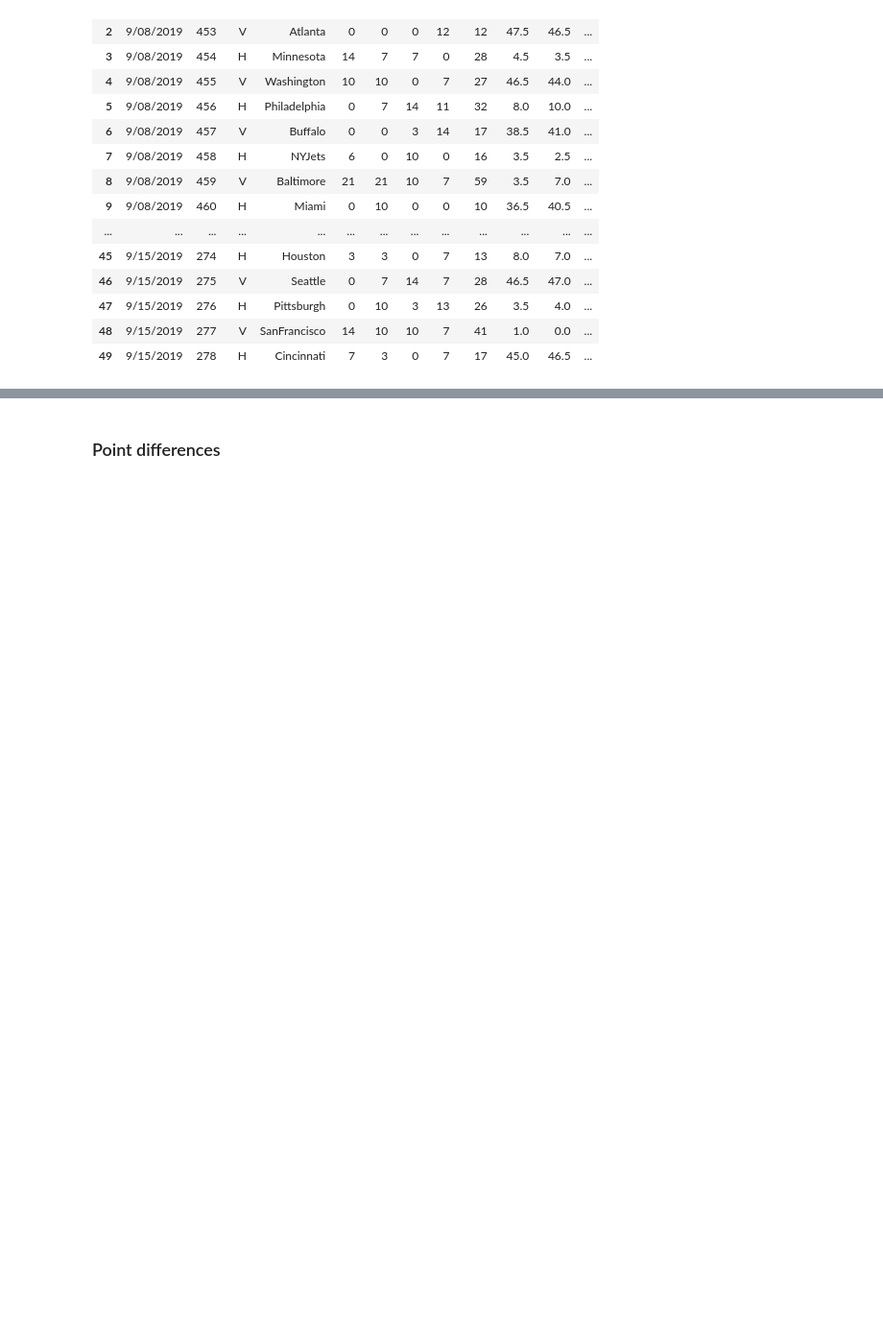
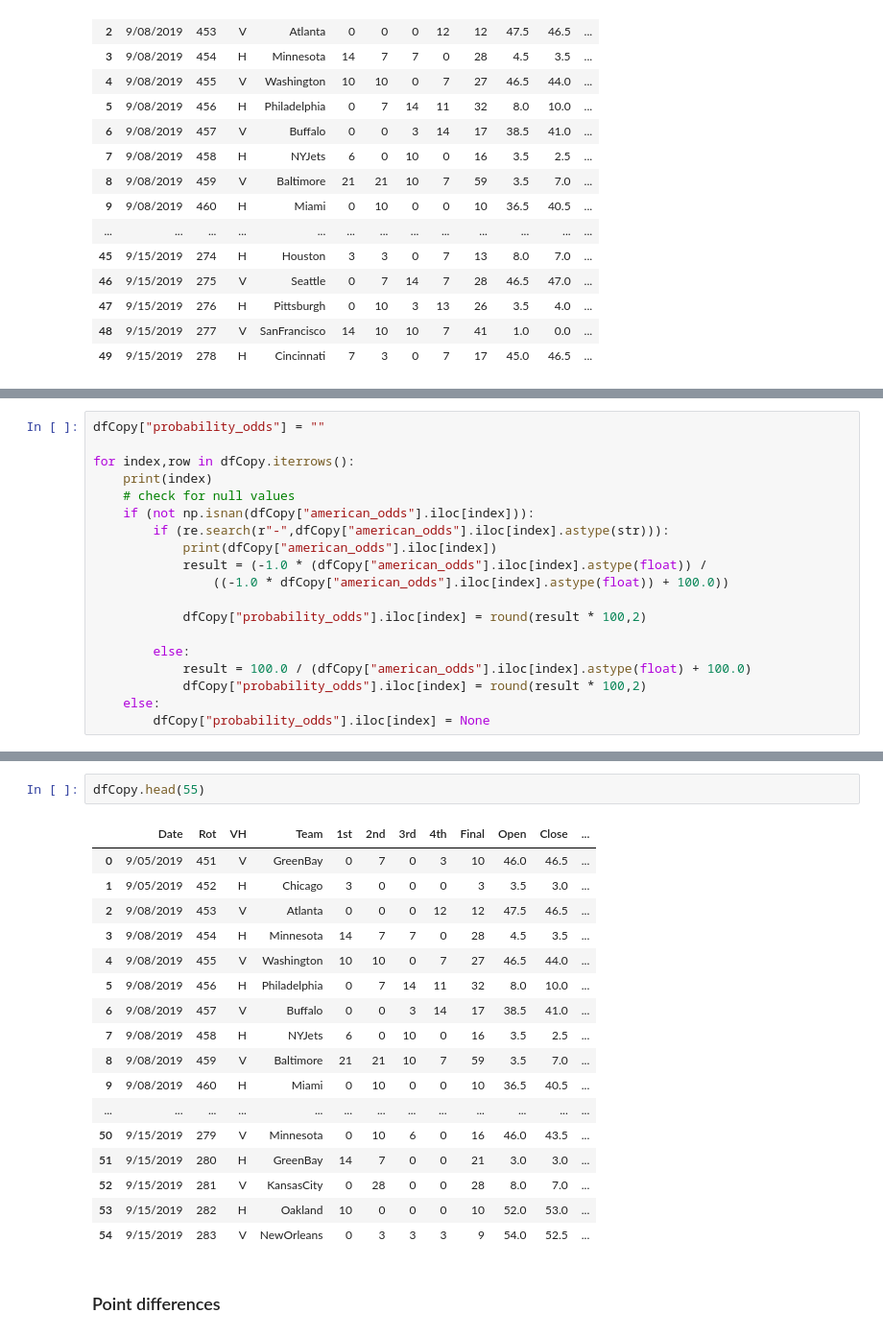
Before and after one commit to tamle7422/data_analysis, a Jupyter notebook: nfl.ipynb, the cells around one changed output, grey strips where cells are left out. Shown at 96% size. Cells and saved outputs as stored; diff of their text form; blank space fills up the shorter version.

Commit message:
Add probability

```diff
--- a/nfl.ipynb
+++ b/nfl.ipynb
@@ -453,0 +447,19 @@ dfCopy.head(50)
+# %%
+dfCopy["probability_odds"] = ""
+
+for index,row in dfCopy.iterrows():
+    print(index)
+    # check for null values
+    if (not np.isnan(dfCopy["american_odds"].iloc[index])):
+        if (re.search(r"-",dfCopy["american_odds"].iloc[index].astype(str))):
+            print(dfCopy["american_odds"].iloc[index])
+            result = (-1.0 * (dfCopy["american_odds"].iloc[index].astype(float)) /
+                ((-1.0 * dfCopy["american_odds"].iloc[index].astype(float)) + 100.0))
+
+            dfCopy["probability_odds"].iloc[index] = round(result * 100,2)
+
+        else:
+            result = 100.0 / (dfCopy["american_odds"].iloc[index].astype(float) + 100.0)
+            dfCopy["probability_odds"].iloc[index] = round(result * 100,2)
+    else:
+        dfCopy["probability_odds"].iloc[index] = None
@@ -454,3 +484,23 @@ dfCopy.head(50)
+# %%
+dfCopy.head(55)
+# %% [output]
+|  | Date | Rot | VH | Team | 1st | 2nd | 3rd | 4th | Final | Open | Close | ... |
+| 0 | 9/05/2019 | 451 | V | GreenBay | 0 | 7 | 0 | 3 | 10 | 46.0 | 46.5 | ... |
+| 1 | 9/05/2019 | 452 | H | Chicago | 3 | 0 | 0 | 0 | 3 | 3.5 | 3.0 | ... |
+| 2 | 9/08/2019 | 453 | V | Atlanta | 0 | 0 | 0 | 12 | 12 | 47.5 | 46.5 | ... |
+| 3 | 9/08/2019 | 454 | H | Minnesota | 14 | 7 | 7 | 0 | 28 | 4.5 | 3.5 | ... |
+| 4 | 9/08/2019 | 455 | V | Washington | 10 | 10 | 0 | 7 | 27 | 46.5 | 44.0 | ... |
+| 5 | 9/08/2019 | 456 | H | Philadelphia | 0 | 7 | 14 | 11 | 32 | 8.0 | 10.0 | ... |
+| 6 | 9/08/2019 | 457 | V | Buffalo | 0 | 0 | 3 | 14 | 17 | 38.5 | 41.0 | ... |
+| 7 | 9/08/2019 | 458 | H | NYJets | 6 | 0 | 10 | 0 | 16 | 3.5 | 2.5 | ... |
+| 8 | 9/08/2019 | 459 | V | Baltimore | 21 | 21 | 10 | 7 | 59 | 3.5 | 7.0 | ... |
+| 9 | 9/08/2019 | 460 | H | Miami | 0 | 10 | 0 | 0 | 10 | 36.5 | 40.5 | ... |
+| ... | ... | ... | ... | ... | ... | ... | ... | ... | ... | ... | ... | ... |
+| 50 | 9/15/2019 | 279 | V | Minnesota | 0 | 10 | 6 | 0 | 16 | 46.0 | 43.5 | ... |
+| 51 | 9/15/2019 | 280 | H | GreenBay | 14 | 7 | 0 | 0 | 21 | 3.0 | 3.0 | ... |
+| 52 | 9/15/2019 | 281 | V | KansasCity | 0 | 28 | 0 | 0 | 28 | 8.0 | 7.0 | ... |
+| 53 | 9/15/2019 | 282 | H | Oakland | 10 | 0 | 0 | 0 | 10 | 52.0 | 53.0 | ... |
+| 54 | 9/15/2019 | 283 | V | NewOrleans | 0 | 3 | 3 | 3 | 9 | 54.0 | 52.5 | ... |
 # %% [markdown]
 ### Point differences
 # %%
```
Also changed, not shown: parts of 9 cells of this notebook.
